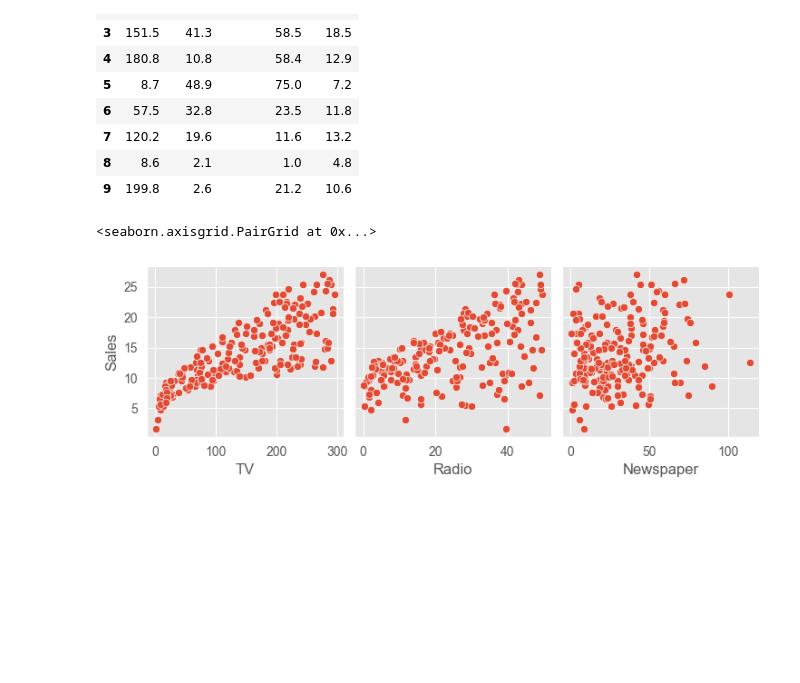
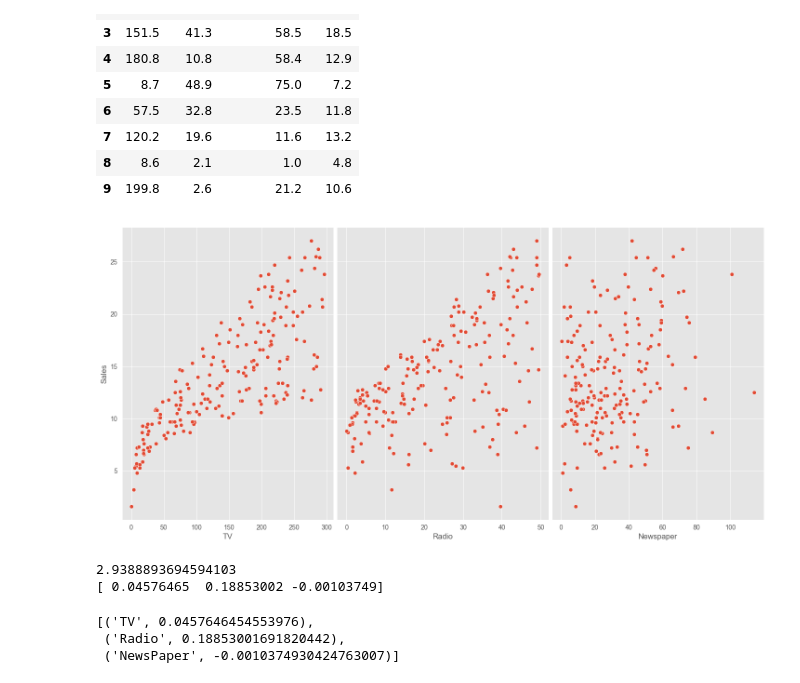
Before and after one commit to gilbertodemelo/multilinear_regression_scikit, a Jupyter notebook: advertising_analysis.ipynb, the cells around one changed output. Saved outputs shown, nothing was run; the diff lists cells and outputs as text; code cells hidden in the pictures; blank space fills up the shorter version.

```diff
--- a/advertising_analysis.ipynb
+++ b/advertising_analysis.ipynb
@@ -26,7 +26,25 @@ advert.head(10)
 | 9 | 199.8 | 2.6 | 21.2 | 10.6 |
 # %%
 # Relationship between Features and Response
-sns.pairplot(advert, x_vars=['TV', 'Radio', 'Newspaper'], y_vars='Sales')
+sns.pairplot(advert, x_vars=['TV', 'Radio', 'Newspaper'], y_vars='Sales', height=7, aspect=0.7);
 # %% [output]
-<seaborn.axisgrid.PairGrid at 0x...>
-[figure, old version]
+[figure, new version]
+# %%
+from sklearn.linear_model import LinearRegression
+X = advert[['TV', 'Radio', 'Newspaper']]
+y = advert['Sales']
+
+lm1 = LinearRegression()
+lm1.fit(X, y)
+
+print(lm1.intercept_)
+print(lm1.coef_)
+# %% [output]
+2.9388893694594103
+[ 0.04576465  0.18853002 -0.00103749]
+# %%
+list(zip(['TV', 'Radio', 'NewsPaper'], lm1.coef_))
+# %% [output]
+[('TV', 0.0457646454553976),
+ ('Radio', 0.18853001691820442),
+ ('NewsPaper', -0.0010374930424763007)]
```
Also changed, not shown: parts of 2 cells of this notebook.
